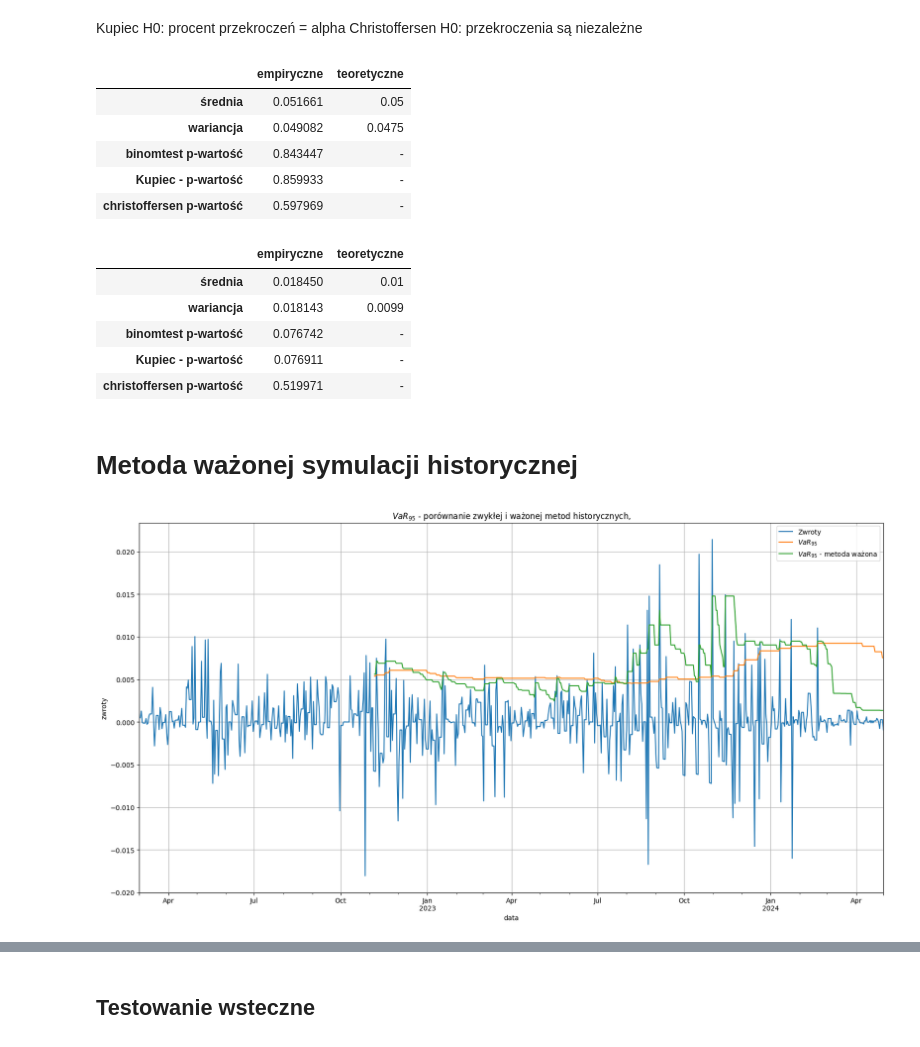
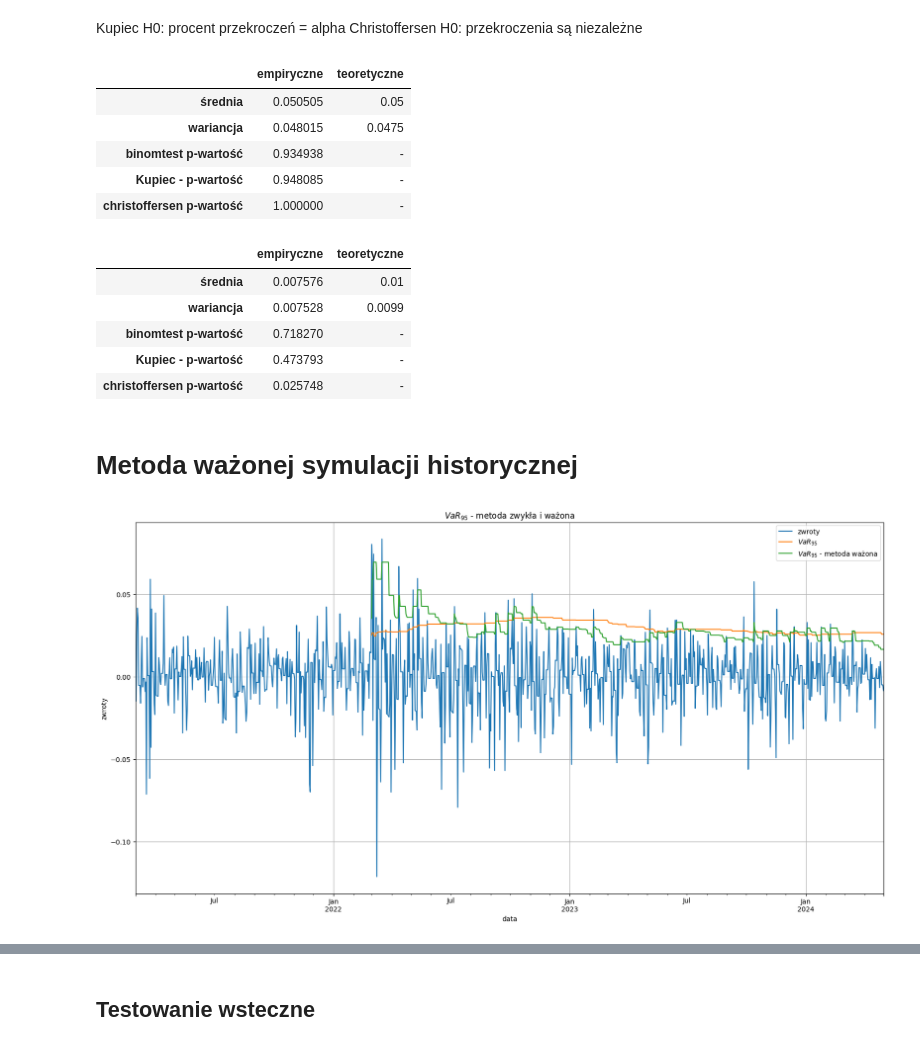
Before and after one commit to OlaHodera/risk, a Jupyter notebook: projekt3/historical.ipynb, the cells around one changed output, grey strips where cells are left out. Cells and saved outputs as stored; diff of their text form; code cells hidden in the pictures.

```diff
--- a/projekt3/historical.ipynb
+++ b/projekt3/historical.ipynb
@@ -15,4 +15,4 @@ from utils.tests import scoring_quantile
 _ = importlib.reload(utils.download)
 _ = importlib.reload(utils.var)
 # %%
-raw_data, params = get_data(yahoo=False)
+raw_data, params = get_data(yahoo=True)
@@ -87,20 +97,20 @@ Christoffersen H0: przekroczenia są niezależne
 test_exceeds_vector(I95, .95)
 # %% [output]
 |  | empiryczne | teoretyczne |
-| średnia | 0.051661 | 0.05 |
-| wariancja | 0.049082 | 0.0475 |
-| binomtest p-wartość | 0.843447 | - |
-| Kupiec - p-wartość | 0.859933 | - |
-| christoffersen p-wartość | 0.597969 | - |
+| średnia | 0.050505 | 0.05 |
+| wariancja | 0.048015 | 0.0475 |
+| binomtest p-wartość | 0.934938 | - |
+| Kupiec - p-wartość | 0.948085 | - |
+| christoffersen p-wartość | 1.000000 | - |
 # %%
 test_exceeds_vector(I99, .99)
 # %% [output]
 |  | empiryczne | teoretyczne |
-| średnia | 0.018450 | 0.01 |
-| wariancja | 0.018143 | 0.0099 |
-| binomtest p-wartość | 0.076742 | - |
-| Kupiec - p-wartość | 0.076911 | - |
-| christoffersen p-wartość | 0.519971 | - |
+| średnia | 0.007576 | 0.01 |
+| wariancja | 0.007528 | 0.0099 |
+| binomtest p-wartość | 0.718270 | - |
+| Kupiec - p-wartość | 0.473793 | - |
+| christoffersen p-wartość | 0.025748 | - |
 # %% [markdown]
 # Metoda ważonej symulacji historycznej
 # %%
@@ -110,15 +119,16 @@ data = calculate_var(data, lambda x: weighted_var(x, .99), 'ważona', alpha=alph
 # %%
 _, ax = plt.subplots(figsize=(20,10))
 _ = data[['returns', 'var95_hist','var95_ważona']].\
     plot(ax=ax,
          grid=True,
          xlabel='data',
-         title='$VaR_{95}$',
-         color=['C0', 'C1', 'C2'])
-plt.legend(['Zwroty', '$VaR_{95}$', '$VaR_{95}$ - metoda ważona'])
-plt.savefig(f'pics\\{params["name"]}\\var95_wazony.png')
+         title='$VaR_{95}$ - metoda zwykła i ważona',
+         color=['C0', 'C1', 'C2'],
+         ylabel='zwroty')
+plt.legend(['zwroty', '$VaR_{95}$', '$VaR_{95}$ - metoda ważona'])
+plt.savefig(f'pics\\{params["name"]}\\var_zwykla_wazona.png')
 # %% [output]
-[figure, old version]
+[figure, new version]
 # %%
 _, ax = plt.subplots(figsize=(20,10))
 _ = data[['returns', 'var95_ważona','var99_ważona']].\
```
Also changed, not shown: parts of 19 cells of this notebook, 22 other files.
